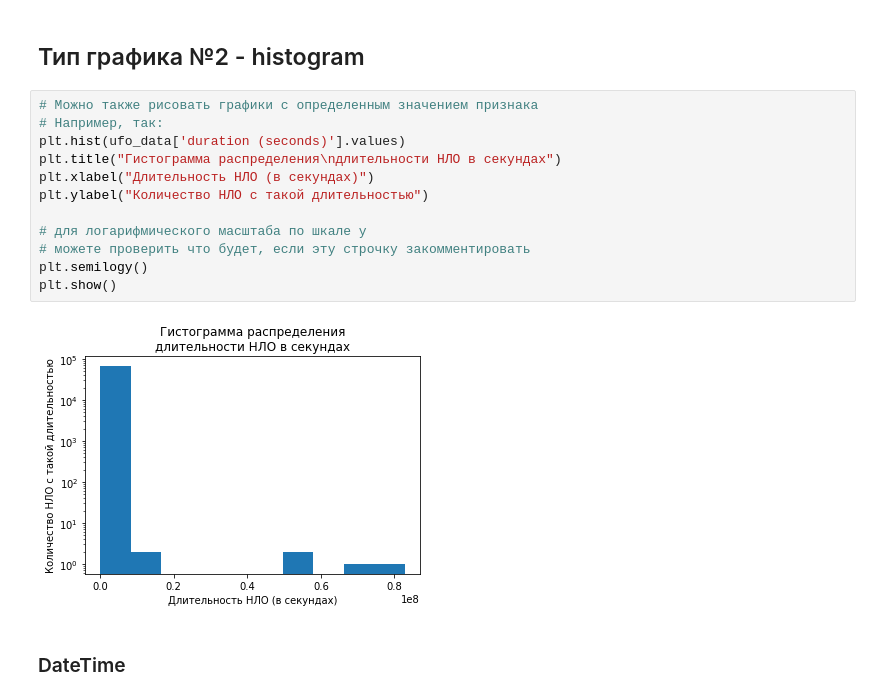
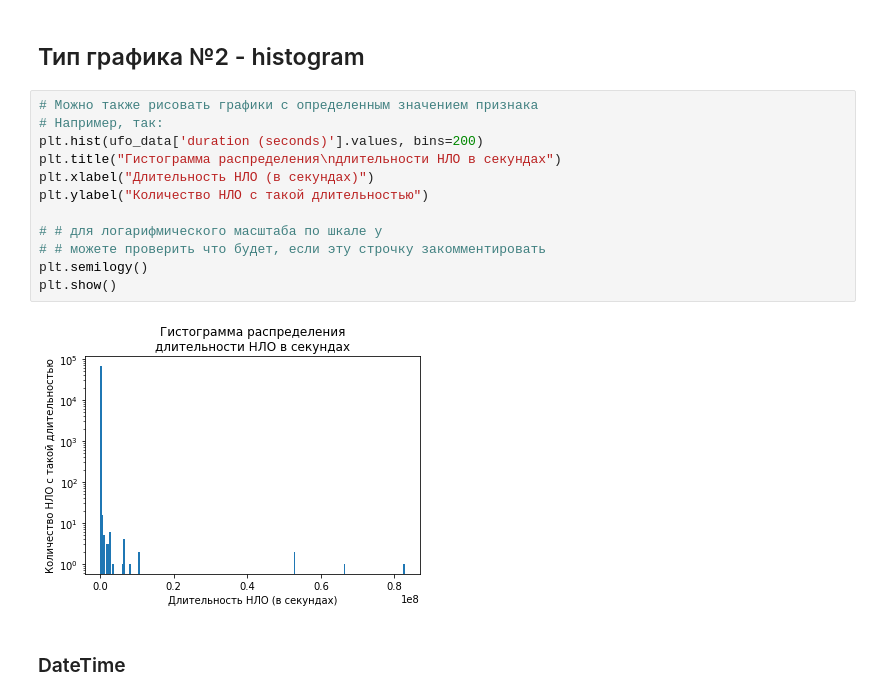
Before and after one commit to fogside/Sirius, a Jupyter notebook: 01_intro/01_intro_solved.ipynb, the cells around one changed output. Drawn from its saved outputs; the diff is of its cells as text.

```diff
--- a/01_intro/01_intro_solved.ipynb
+++ b/01_intro/01_intro_solved.ipynb
@@ -394,17 +436,17 @@ Name: shape, dtype: int64
 # %%
 # Можно также рисовать графики с определенным значением признака
 # Например, так:
-plt.hist(ufo_data['duration (seconds)'].values)
+plt.hist(ufo_data['duration (seconds)'].values, bins=200)
 plt.title("Гистограмма распределения\nдлительности НЛО в секундах")
 plt.xlabel("Длительность НЛО (в секундах)")
 plt.ylabel("Количество НЛО с такой длительностью")
 
-# для логарифмического масштаба по шкале y
-# можете проверить что будет, если эту строчку закомментировать
+# # для логарифмического масштаба по шкале y
+# # можете проверить что будет, если эту строчку закомментировать
 plt.semilogy()
 plt.show()
 # %% [output]
-[figure, old version]
+[figure, new version]
 # %% [markdown]
 ### DateTime
 # %%
```
Also changed, not shown: parts of 12 cells of this notebook.
